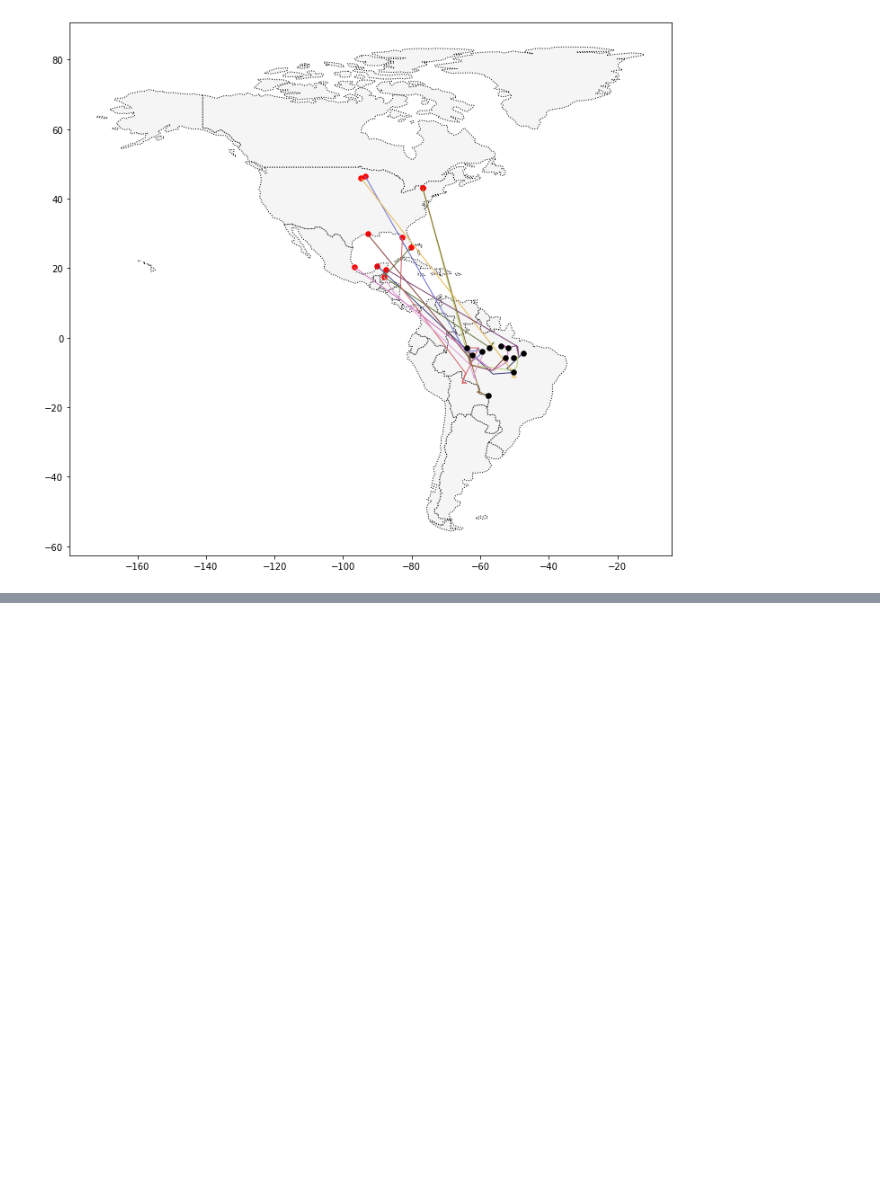
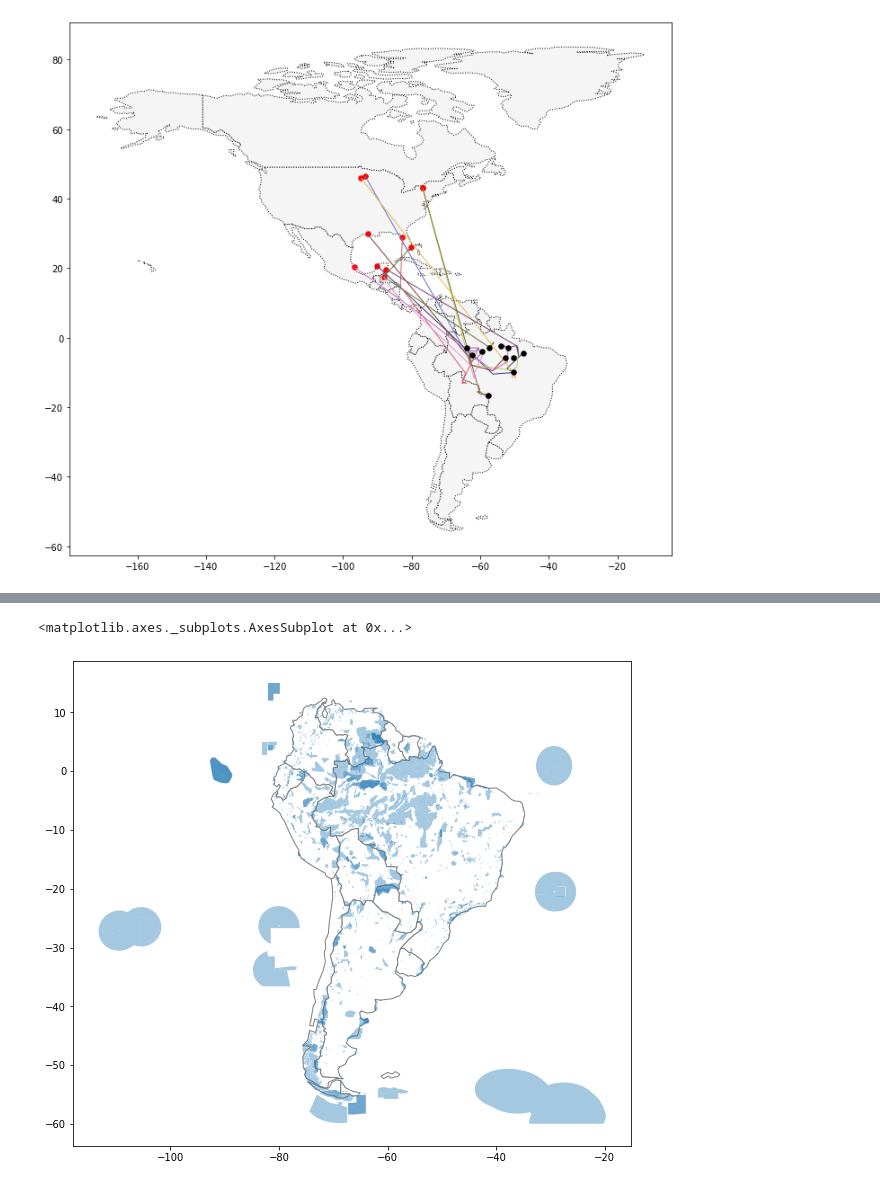
Before and after one commit to subhayuroy/BirdMigration_Tracking, a Jupyter notebook: Migration.ipynb, the cells around one changed output, grey strips where cells are left out. Saved outputs shown, nothing was run; the diff lists cells and outputs as text; code cells hidden in the pictures; blank space fills up the shorter version.

```diff
--- a/Migration.ipynb
+++ b/Migration.ipynb
@@ -133,0 +154,8 @@ end_gdf.plot(ax=ax, color='black', markersize=30)
+# %%
+south_america = americas.loc[americas['continent']=='South America']
+
+ax = south_america.plot(figsize=(10,10), color='white', edgecolor='gray')
+protected_areas.plot(ax=ax, alpha=0.4)
+# %% [output]
+<matplotlib.axes._subplots.AxesSubplot at 0x...>
+[figure, added]
```
Also changed, not shown: parts of 6 cells of this notebook.
